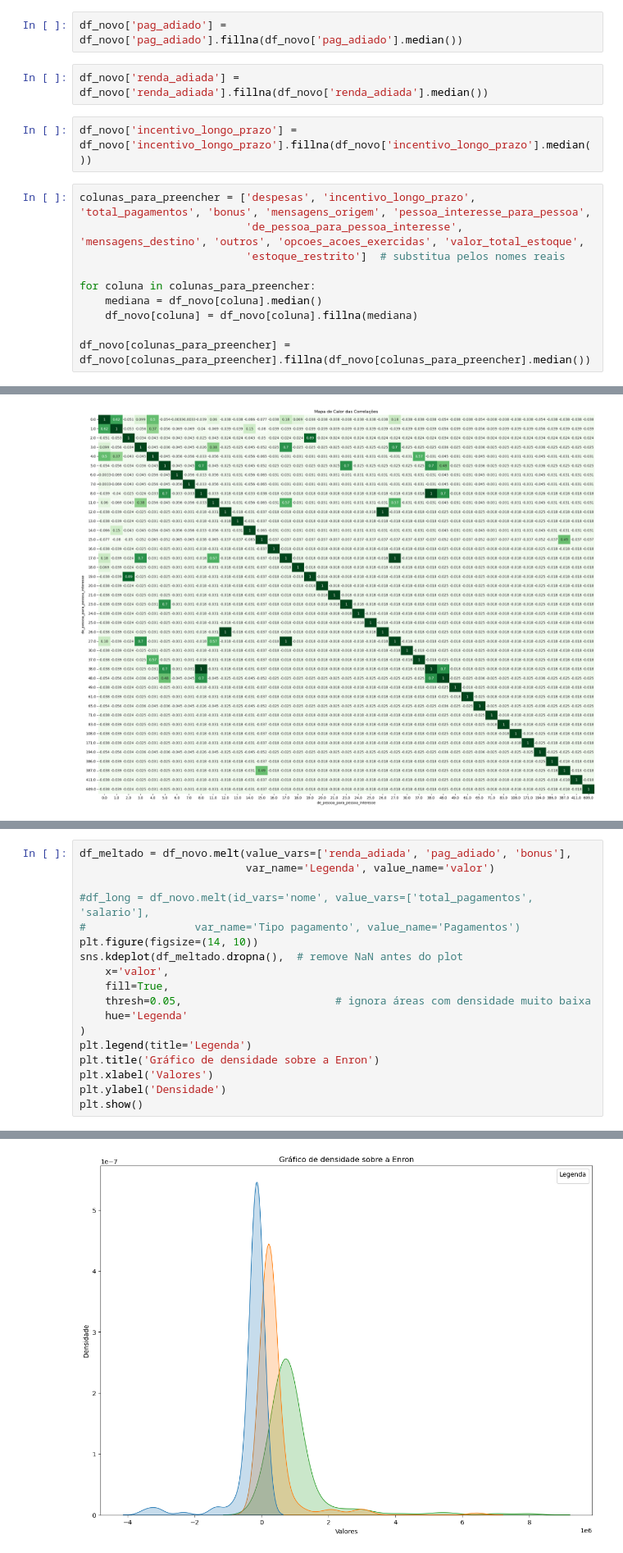
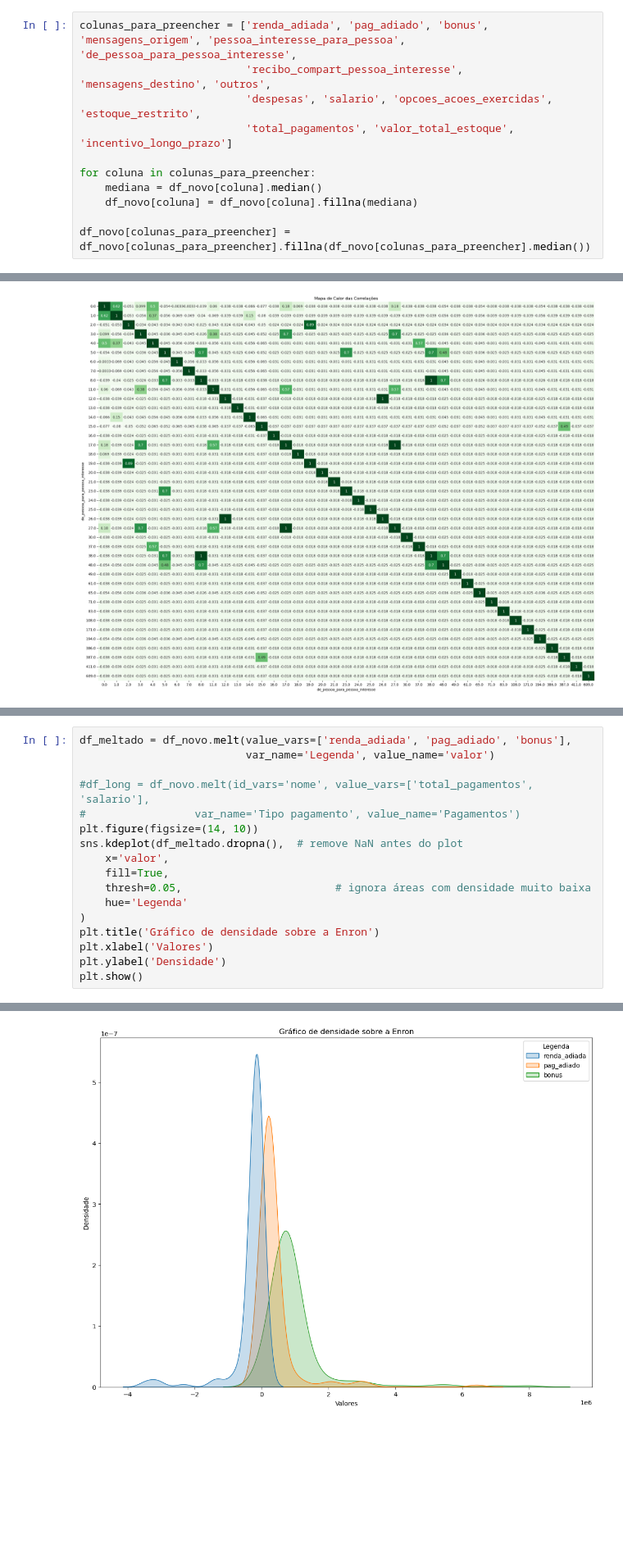
Before and after one commit to alexandrekowa/atp_analise_exp_dados, a Jupyter notebook: atp_analise_preparacao_dados_template.ipynb, the cells around one changed output, grey strips where cells are left out. Shown at 82% size. Cells and saved outputs as stored; diff of their text form; blank space fills up the shorter version.

```diff
--- a/atp_analise_preparacao_dados_template.ipynb
+++ b/atp_analise_preparacao_dados_template.ipynb
@@ -437,13 +427,8 @@ df_novo['recibo_compart_pessoa_interesse'] = df_novo['recibo_compart_pessoa_inte
-# %%
-df_novo['pag_adiado'] = df_novo['pag_adiado'].fillna(df_novo['pag_adiado'].median())
-# %%
-df_novo['renda_adiada'] = df_novo['renda_adiada'].fillna(df_novo['renda_adiada'].median())
-# %%
-df_novo['incentivo_longo_prazo'] = df_novo['incentivo_longo_prazo'].fillna(df_novo['incentivo_longo_prazo'].median())
 # %%
-colunas_para_preencher = ['despesas', 'incentivo_longo_prazo', 'total_pagamentos', 'bonus', 'mensagens_origem', 'pessoa_interesse_para_pessoa',
-                          'de_pessoa_para_pessoa_interesse', 'mensagens_destino', 'outros', 'opcoes_acoes_exercidas', 'valor_total_estoque',
-                          'estoque_restrito']  # substitua pelos nomes reais
+colunas_para_preencher = ['renda_adiada', 'pag_adiado', 'bonus', 'mensagens_origem', 'pessoa_interesse_para_pessoa', 'de_pessoa_para_pessoa_interesse',
+                          'recibo_compart_pessoa_interesse', 'mensagens_destino', 'outros',
+                          'despesas', 'salario', 'opcoes_acoes_exercidas', 'estoque_restrito',
+                          'total_pagamentos', 'valor_total_estoque', 'incentivo_longo_prazo']
 
 for coluna in colunas_para_preencher:
     mediana = df_novo[coluna].median()
@@ -626,7 +610,6 @@ sns.kdeplot(df_meltado.dropna(),  # remove NaN antes do plot
     thresh=0.05,                        # ignora áreas com densidade muito baixa
     hue='Legenda'
 )
-plt.legend(title='Legenda')
 plt.title('Gráfico de densidade sobre a Enron')
 plt.xlabel('Valores')
 plt.ylabel('Densidade')
@@ -636 +618 @@ No artists with labels found to put in legend.  Note that artists whose label st
-[figure, old version]
+[figure, new version]
```
Also changed, not shown: parts of 100 cells of this notebook.
